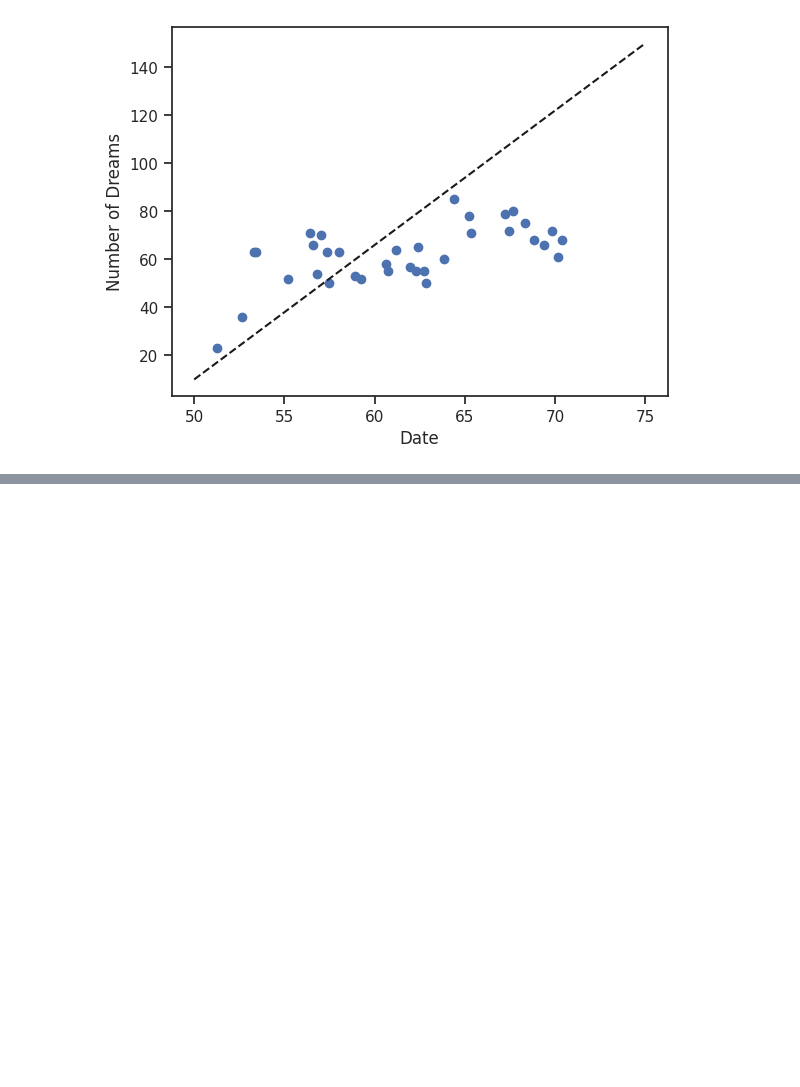
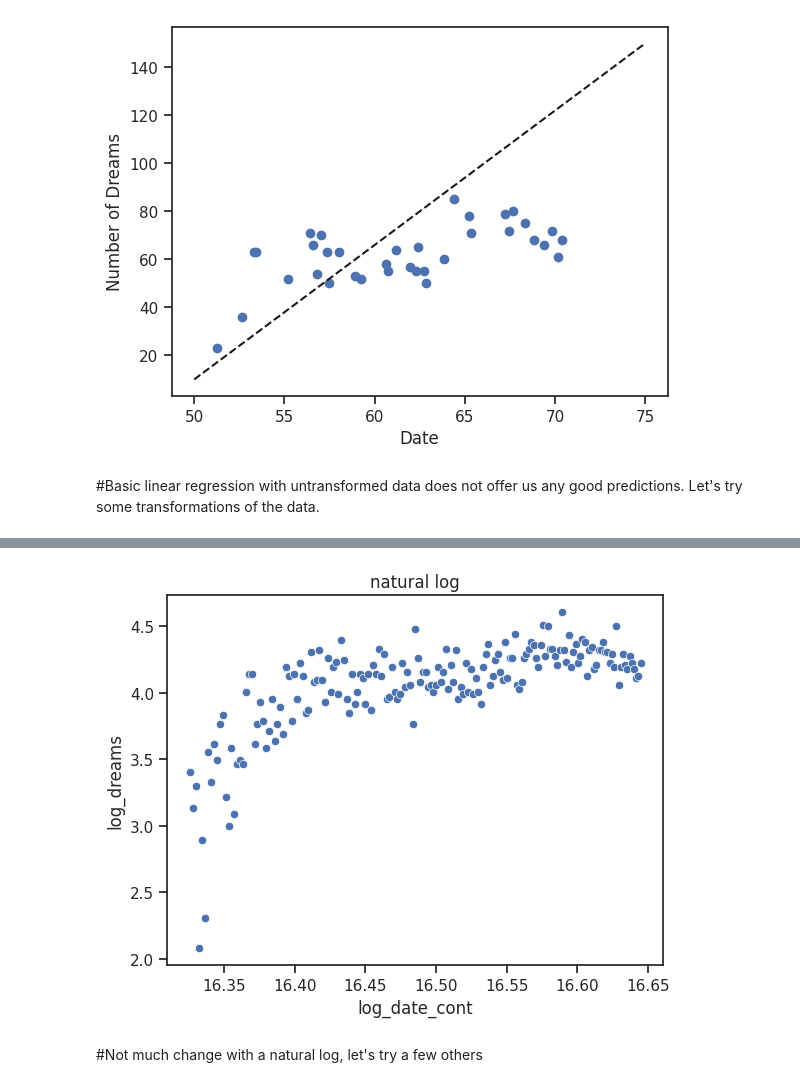
Before and after one commit to supercarp/makeovermonday, a Jupyter notebook: makeover_monday_week_40.ipynb, the cells around one changed output, grey strips where cells are left out. Drawn from its saved outputs; the diff is of its cells as text; code cells hidden in the pictures; blank space fills up the shorter version.

```diff
--- a/makeover_monday_week_40.ipynb
+++ b/makeover_monday_week_40.ipynb
@@ -332,3 +332,10 @@ plt.show();
 # %% [output]
 [interactive output not drawn]
 [figure]
+# %% [markdown]
+#Basic linear regression with untransformed data does not offer us any good predictions. Let's try some transformations of the data.
+# %%
+df_dreams['log_dreams'] = np.log(df_dreams.dreams)
+df_dreams['log_date_cont'] = np.log(df_dreams.date_cont)
+plt_log = sns.scatterplot(data=df_dreams, x='log_date_cont', y='log_dreams').set(title='natural log')
+# %% [output]
@@ -334,0 +343,3 @@ plt.show();
+[figure, added]
+# %% [markdown]
+#Not much change with a natural log, let's try a few others
```
Also changed, not shown: parts of 14 cells of this notebook.
